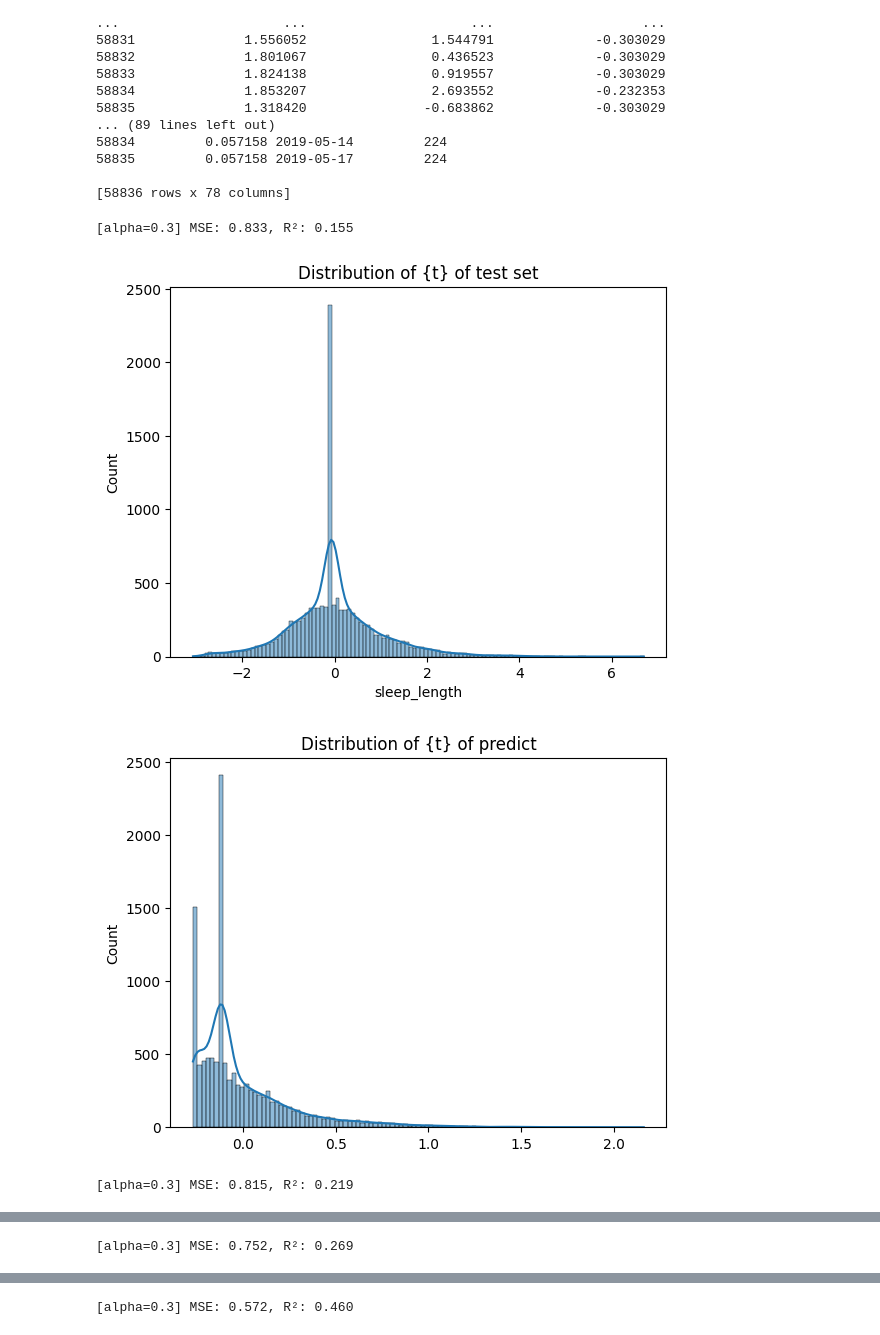
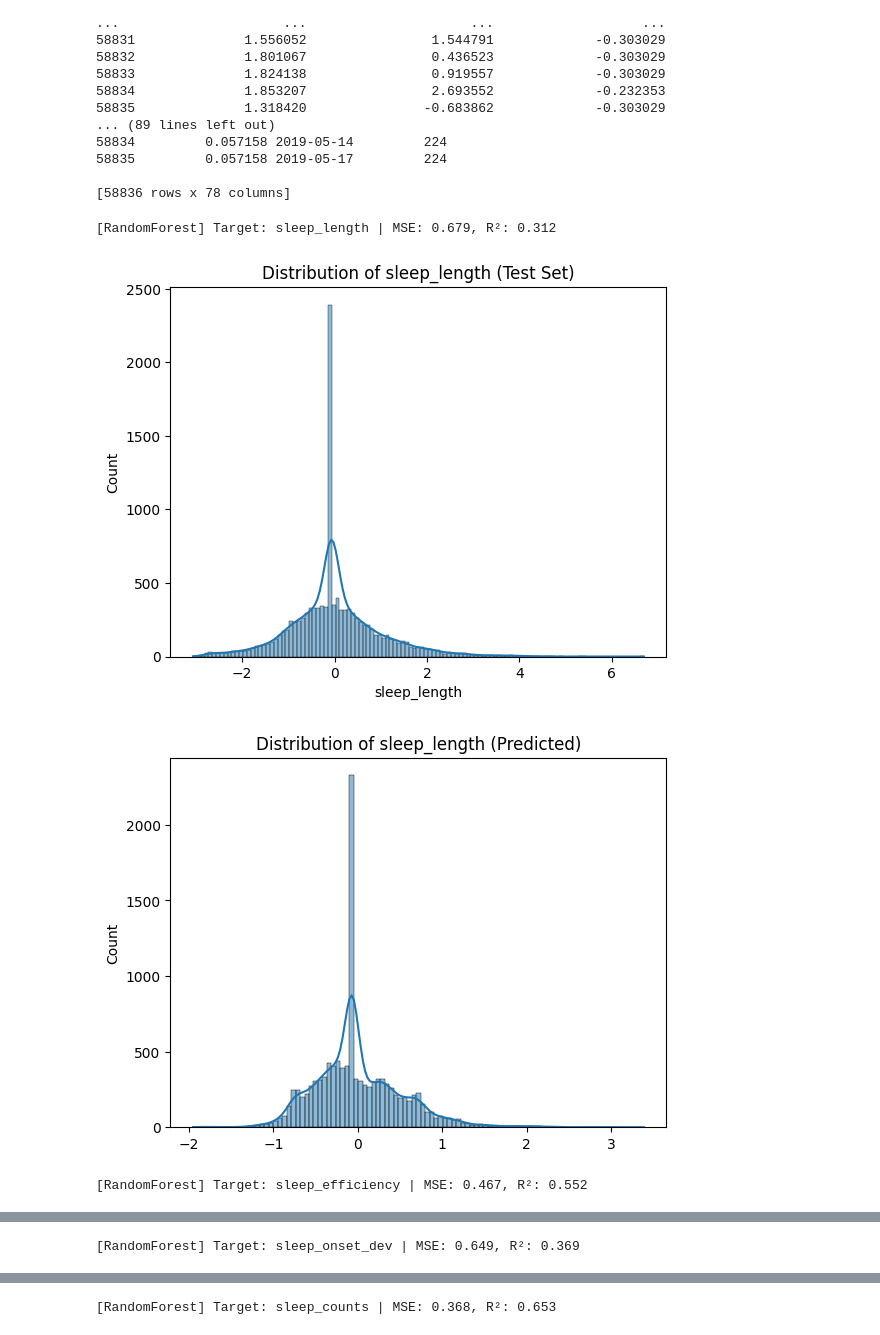
Before and after one commit to yxxgmxn/Sleep_project, a Jupyter notebook: processing.ipynb, the cells around one changed output, grey strips where cells are left out. Drawn from its saved outputs; the diff is of its cells as text; code cells hidden in the pictures.

Commit message:
dicisiontree direct prediction

```diff
--- a/processing.ipynb
+++ b/processing.ipynb
@@ -126,45 +126,46 @@ targets = ['sleep_length',
 
 random_seed = 42
 # %%
-from sklearn.linear_model import Lasso
+from sklearn.ensemble import RandomForestRegressor
 from sklearn.metrics import mean_squared_error, r2_score
-import pandas as pd
+from sklearn.model_selection import train_test_split
 import matplotlib.pyplot as plt
 import seaborn as sns
 
 for t in targets:
     target = data[t]
+
     # 80% 훈련, 20% 테스트
     X_train, X_test, y_train, y_test = train_test_split(
-    features,
-    target,
-    test_size=0.2,
-    random_state=random_seed  # 결과 재현 가능하게
+        features,
+        target,
+        test_size=0.2,
+        random_state=random_seed
     )
 
-    # 첫 번째 Lasso 모델 (alpha=0.01)
-    lasso = Lasso(alpha=0.1, random_state=random_seed)
-    lasso.fit(X_train, y_train)
-    y_pred = lasso.predict(X_test)
+    # Random Forest 모델 정의 및 학습
+    rf = RandomForestRegressor(n_estimators=100, max_depth=10, random_state=random_seed)
+    rf.fit(X_train, y_train)
+
+    # 예측
+    y_pred = rf.predict(X_test)
+
+    # 성능 평가
     mse = mean_squared_error(y_test, y_pred)
     r2 = r2_score(y_test, y_pred)
-    print(f'[alpha=0.3] MSE: {mse:.3f}, R²: {r2:.3f}')
+    print(f'[RandomForest] Target: {t} | MSE: {mse:.3f}, R²: {r2:.3f}')
 
-
-    y_test_pd = pd.DataFrame(y_test,columns=[t])
-    y_pred_pd = pd.DataFrame(y_pred,columns=[t])
-
-    # 히스토그램으로 분포 보기
+    # 분포 시각화 (테스트 데이터)
     sns.histplot(y_test, kde=True)
-    plt.title(f'Distribution of {t} of test set')
+    plt.title(f'Distribution of {t} (Test Set)')
     plt.show()
 
-    # 히스토그램으로 분포 보기
+    # 분포 시각화 (예측값)
     sns.histplot(y_pred, kde=True)
-    plt.title(f'Distribution of {t} of predict')
+    plt.title(f'Distribution of {t} (Predicted)')
     plt.show()
 # %% [output]
-[alpha=0.3] MSE: 0.833, R²: 0.155
+[RandomForest] Target: sleep_length | MSE: 0.679, R²: 0.312
-[figure, old version]
+[figure, new version]
-[figure, old version]
+[figure, new version]
-[alpha=0.3] MSE: 0.815, R²: 0.219
+[RandomForest] Target: sleep_efficiency | MSE: 0.467, R²: 0.552
@@ -173 +174 @@ for t in targets:
-[alpha=0.3] MSE: 0.752, R²: 0.269
+[RandomForest] Target: sleep_onset_dev | MSE: 0.649, R²: 0.369
@@ -176 +177 @@ for t in targets:
-[alpha=0.3] MSE: 0.572, R²: 0.460
+[RandomForest] Target: sleep_counts | MSE: 0.368, R²: 0.653
```
Also changed, not shown: parts of 3 cells of this notebook.
